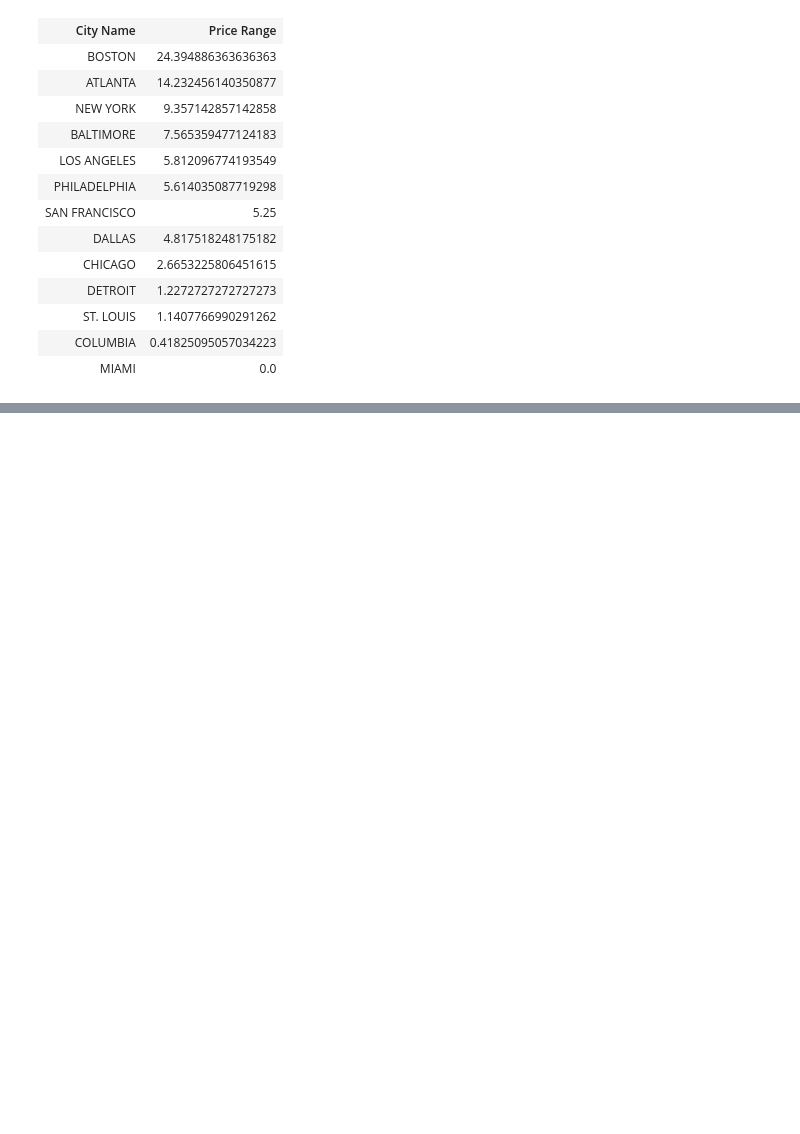
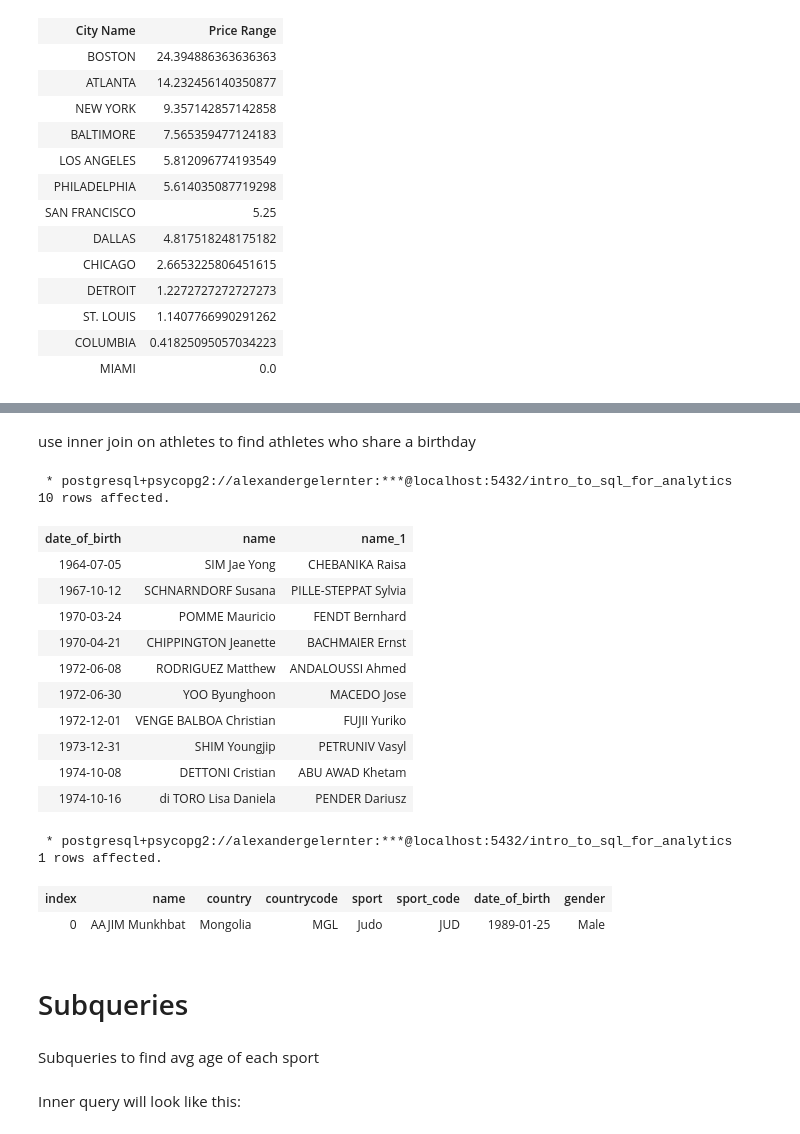
Before and after one commit to agelern/sql-for-data-processing-and-analysis, a Jupyter notebook: sql_bites/notebooks/sql_bites.ipynb, the cells around one changed output, grey strips where cells are left out. Saved outputs shown, nothing was run; the diff lists cells and outputs as text; code cells hidden in the pictures; blank space fills up the shorter version.

```diff
--- a/sql_bites/notebooks/sql_bites.ipynb
+++ b/sql_bites/notebooks/sql_bites.ipynb
@@ -410,0 +523,42 @@ ORDER BY "Price Range" DESC;
+# %% [markdown]
+use inner join on athletes to find athletes who share a birthday
+# %%
+%%sql
+
+SELECT DISTINCT alias_a.date_of_birth, alias_a.name, alias_b.name
+FROM athletes alias_a
+INNER JOIN athletes alias_b ON alias_a.date_of_birth = alias_b.date_of_birth
+WHERE alias_a.name != alias_b.name
+    AND alias_a.name > alias_b.name
+ORDER BY alias_a.date_of_birth
+LIMIT 10;
+# %% [output]
+ * postgresql+psycopg2://alexandergelernter:***@localhost:5432/intro_to_sql_for_analytics
+10 rows affected.
+| date_of_birth | name | name_1 |
+| 1964-07-05 | SIM Jae Yong | CHEBANIKA Raisa |
+| 1967-10-12 | SCHNARNDORF Susana | PILLE-STEPPAT Sylvia |
+| 1970-03-24 | POMME Mauricio | FENDT Bernhard |
+| 1970-04-21 | CHIPPINGTON Jeanette | BACHMAIER Ernst |
+| 1972-06-08 | RODRIGUEZ Matthew | ANDALOUSSI Ahmed |
+| 1972-06-30 | YOO Byunghoon | MACEDO Jose |
+| 1972-12-01 | VENGE BALBOA Christian | FUJII Yuriko |
+| 1973-12-31 | SHIM Youngjip | PETRUNIV Vasyl |
+| 1974-10-08 | DETTONI Cristian | ABU AWAD Khetam |
+| 1974-10-16 | di TORO Lisa Daniela | PENDER Dariusz |
+# %%
+%%sql
+
+SELECT * FROM athletes
+LIMIT 1;
+# %% [output]
+ * postgresql+psycopg2://alexandergelernter:***@localhost:5432/intro_to_sql_for_analytics
+1 rows affected.
+| index | name | country | countrycode | sport | sport_code | date_of_birth | gender |
+| 0 | AAJIM Munkhbat | Mongolia | MGL | Judo | JUD | 1989-01-25 | Male |
+# %% [markdown]
+# Subqueries
+# %% [markdown]
+Subqueries to find avg age of each sport
+# %% [markdown]
+Inner query will look like this:
```
Also changed, not shown: parts of 31 cells of this notebook, 1 other file.
